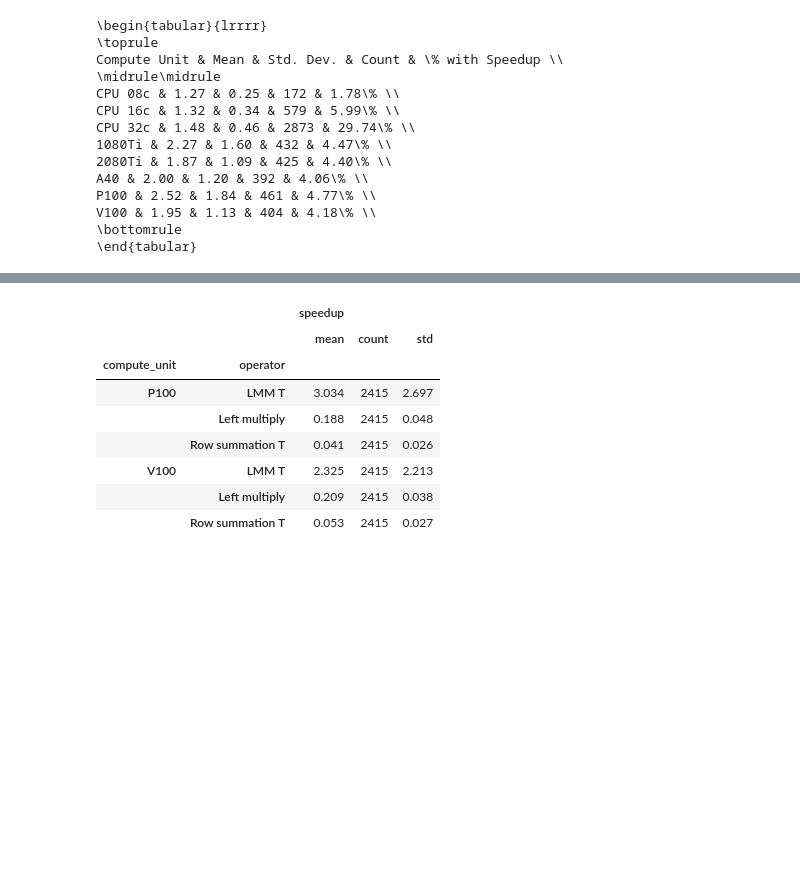
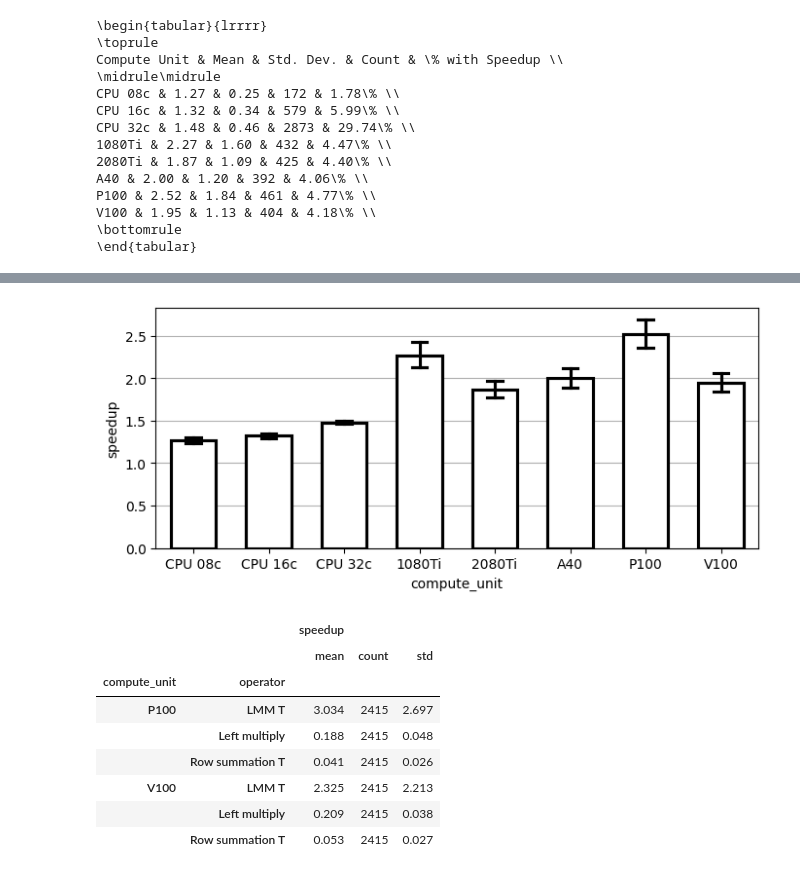
Before and after one commit to ptemarvelde/msc-thesis-figures, a Jupyter notebook: cost-estimation/motivation.ipynb, the cells around one changed output, grey strips where cells are left out. Cells and saved outputs as stored; diff of their text form; code cells hidden in the pictures; blank space fills up the shorter version.

```diff
--- a/cost-estimation/motivation.ipynb
+++ b/cost-estimation/motivation.ipynb
@@ -198,3 +202,28 @@ ax = sns.boxplot(df[(df.label & df.operator.isin(MODEL_OPERATORS))], y='compute_
+# %%
+from operator import itemgetter
+itemgetter = itemgetter(*[3,4,5,0,1,2,6,7])
+
+fig, ax = plt.subplots(1,1, figsize=(FIGURE_WIDTH_INCHES, FIGURE_WIDTH_INCHES/2.5))
+
+ax = sns.barplot(df[(df.label & df.operator.isin(MODEL_OPERATORS))], x='compute_unit', y='speedup',
+            errorbar='ci',
+            capsize=0.2,
+            n_boot=5_000,
+            order=itemgetter(df.compute_unit.unique()),
+            fill = None,
+            facecolor='white',
+            edgecolor='black',
+            err_kws={'color': 'black'},
+            # hue='compute_type',
+            width=0.6,
+            )
+ax.grid(axis='y')
+ax.set_axisbelow(True)
+
+
+# sns.stripplot(df[(df.label & df.operator.isin(MODEL_OPERATORS))], x='compute_unit', y='speedup', ax=ax, size=1, hue='operator')
+# %% [output]
+[figure, added]
 # %%
 avg_speedup_df_operator = df[(df.operator.isin(["LMM T", "Left multiply", "Row summation T"])) & (df.compute_unit.isin(["V100", "P100"]))].groupby(["compute_unit", 'operator']).agg({"speedup": ["mean", "count", "std"]})
 display(avg_speedup_df_operator.round(3))
```
Also changed, not shown: parts of 5 cells of this notebook, 4 other files.
